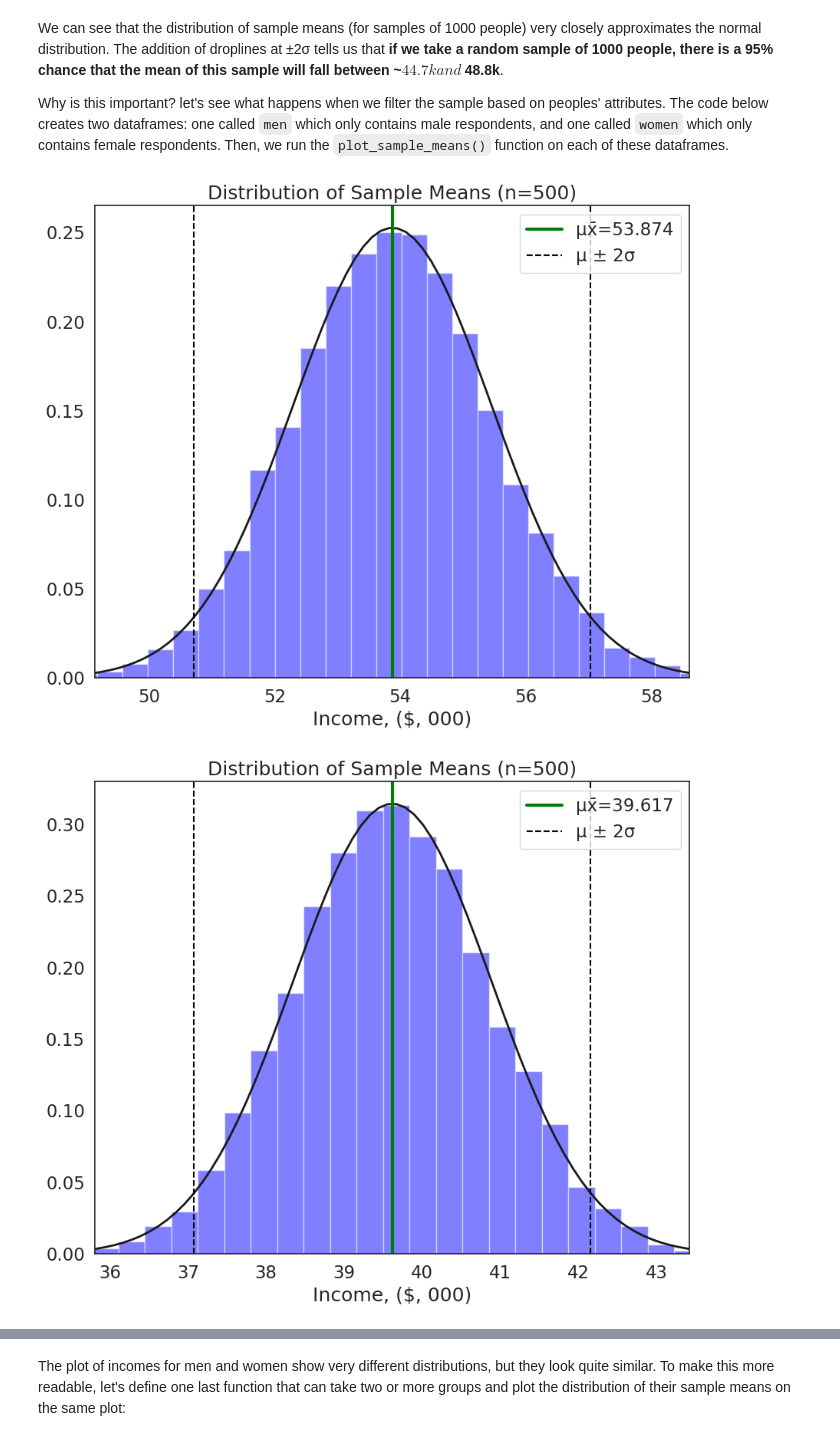
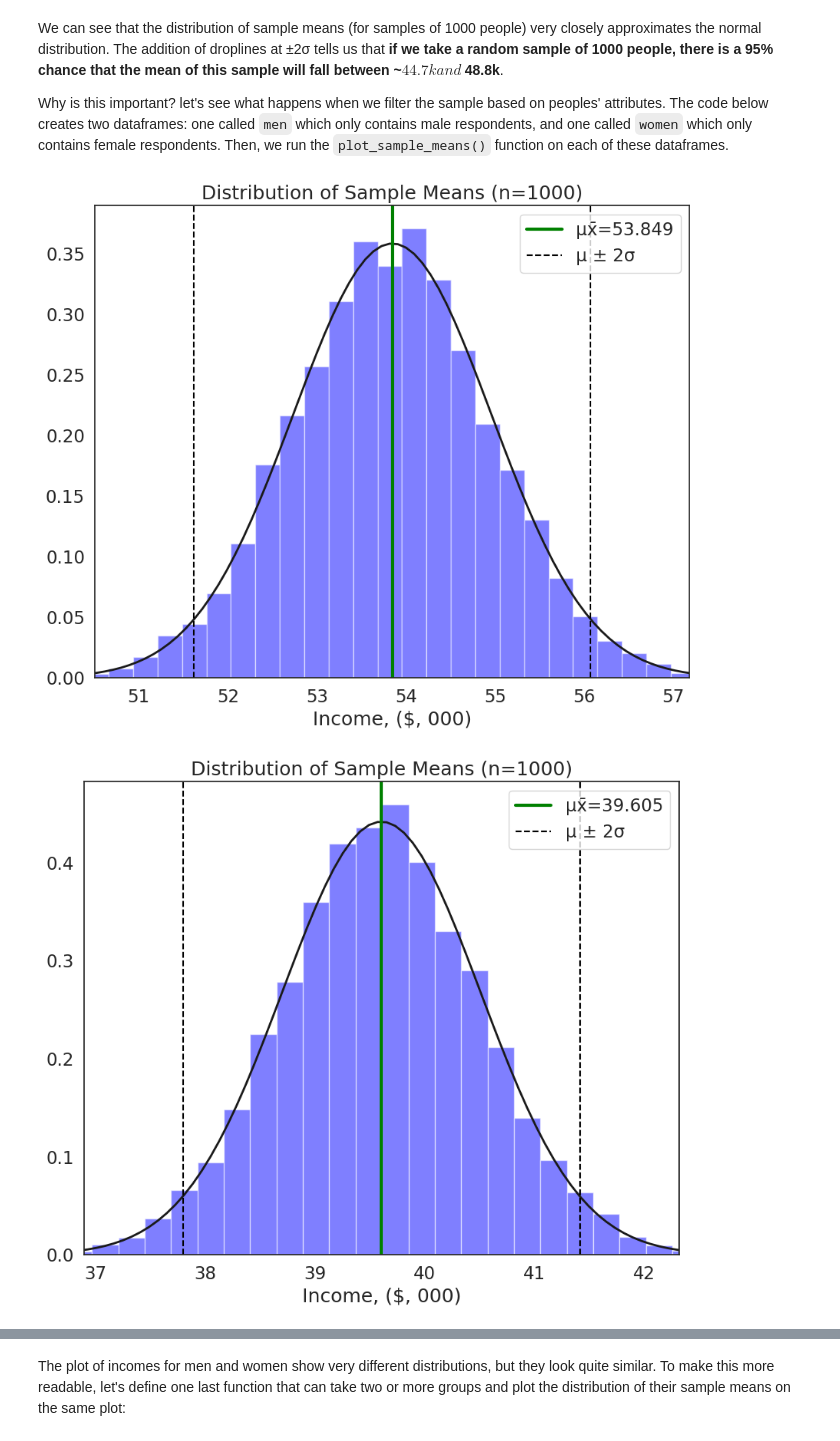
Before and after one commit to salomemrlds/QM2, a Jupyter notebook: notebooks/W05. Distributions and Basic Statistics.ipynb, the cells around one changed output, grey strips where cells are left out. Saved outputs shown, nothing was run; the diff lists cells and outputs as text; code cells hidden in the pictures.

```diff
--- a/notebooks/W05. Distributions and Basic Statistics.ipynb
+++ b/notebooks/W05. Distributions and Basic Statistics.ipynb
@@ -168,0 +176,3 @@ what other variables are categorical? Convert them to categorical and describe.
+# %%
+df['sex']=df['sex'].astype('category')
+df['sex'].describe()
@@ -365,7 +404,7 @@ Hopefully, you will have noticed that as the sample size increases, the sample m
 #create an empty list to store sample means
 sample_means=[]
 
-sample_size=10
+sample_size=10000
 # loop 10,000 times.
 for i in range(0,10000):
     sample= df['income'].sample(sample_size, replace=True) # draw a sample of 10 observations from the income variable, with replacement
@@ -433,12 +474,12 @@ Why is this important? let's see what happens when we filter the sample based on
 # %%
 men=df[df['sex']==1]['income'] # create a new dataframe containing only income values for men
 women=df[df['sex']==2]['income'] # create a new dataframe containing only income values for women
 
-plot_sample_means(men, xlab='Income, ($, 000)', sample_size=500)
-plot_sample_means(women, xlab='Income, ($, 000)', sample_size=500)
+plot_sample_means(men, xlab='Income, ($, 000)', sample_size=1000)
+plot_sample_means(women, xlab='Income, ($, 000)', sample_size=1000)
 # %% [output]
-[figure, old version]
+[figure, new version]
-[figure, old version]
+[figure, new version]
 # %% [markdown]
 ### Exercise
 
```
Also changed, not shown: parts of 16 cells of this notebook.
